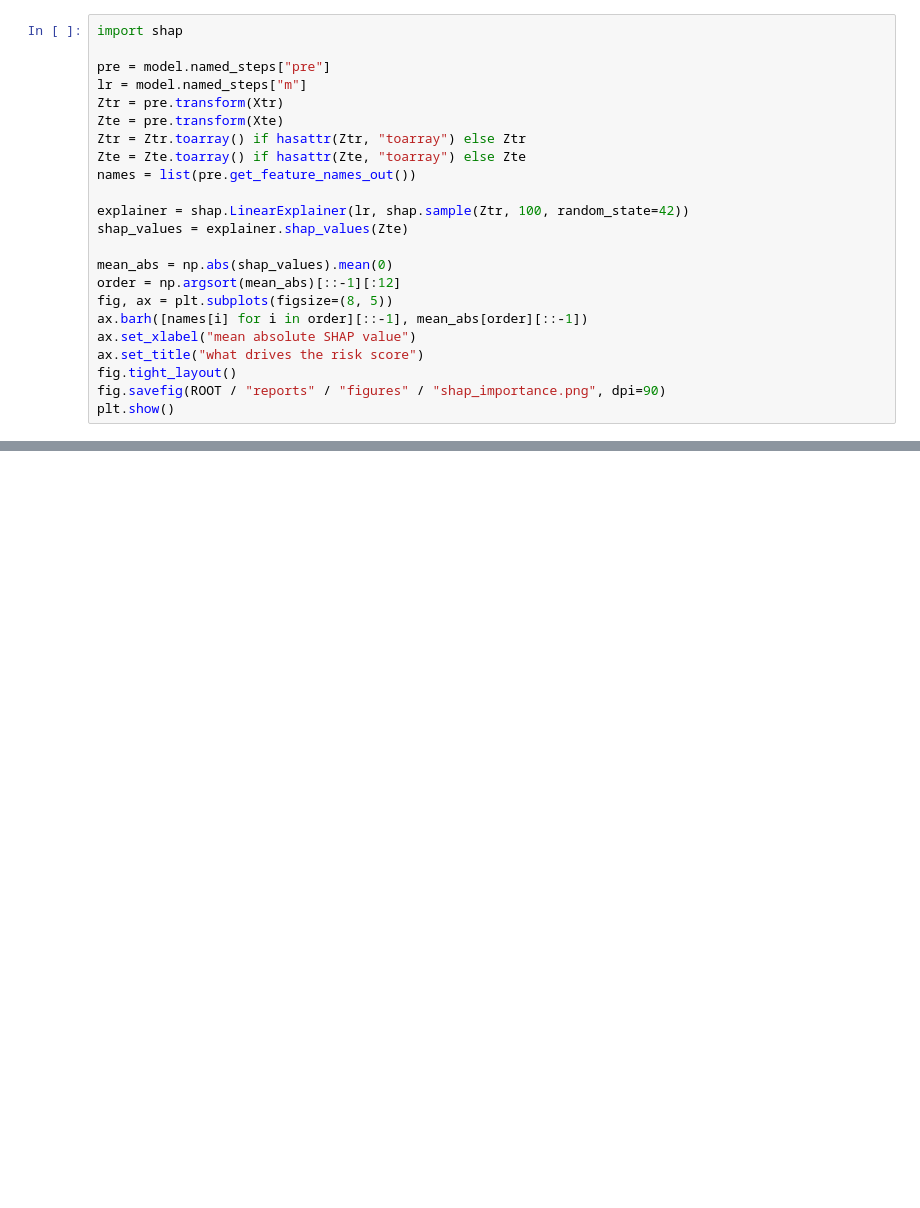
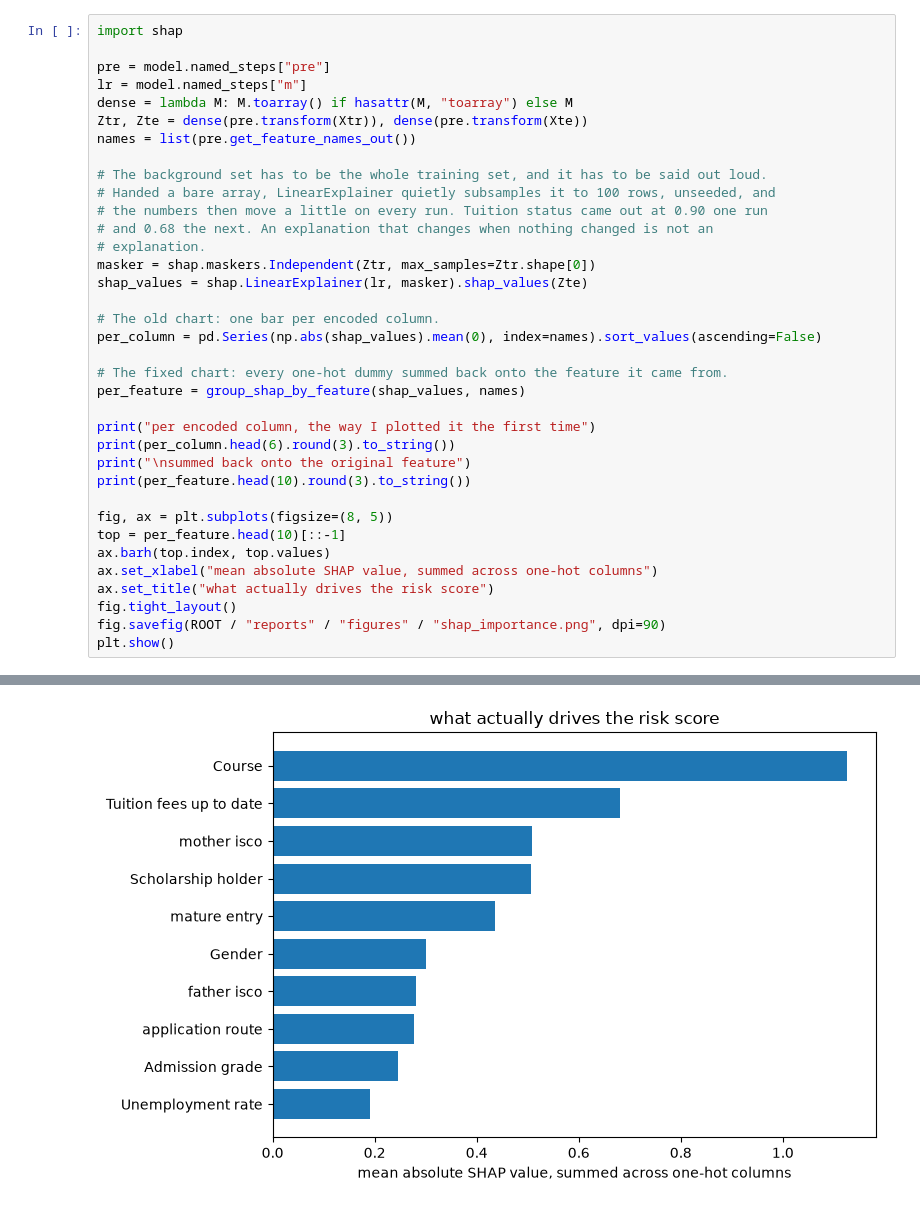
Before and after one commit to jeryldev/pgdaiml-capstone, a Jupyter notebook: notebooks/05_ethics_bias_audit.ipynb, the cells around one changed output, grey strips where cells are left out. Drawn from its saved outputs; the diff is of its cells as text; blank space fills up the shorter version.

```diff
--- a/notebooks/05_ethics_bias_audit.ipynb
+++ b/notebooks/05_ethics_bias_audit.ipynb
@@ -51,21 +69,35 @@ import shap
 
 pre = model.named_steps["pre"]
 lr = model.named_steps["m"]
-Ztr = pre.transform(Xtr)
-Zte = pre.transform(Xte)
-Ztr = Ztr.toarray() if hasattr(Ztr, "toarray") else Ztr
-Zte = Zte.toarray() if hasattr(Zte, "toarray") else Zte
+dense = lambda M: M.toarray() if hasattr(M, "toarray") else M
+Ztr, Zte = dense(pre.transform(Xtr)), dense(pre.transform(Xte))
 names = list(pre.get_feature_names_out())
 
-explainer = shap.LinearExplainer(lr, shap.sample(Ztr, 100, random_state=42))
-shap_values = explainer.shap_values(Zte)
+# The background set has to be the whole training set, and it has to be said out loud.
+# Handed a bare array, LinearExplainer quietly subsamples it to 100 rows, unseeded, and
+# the numbers then move a little on every run. Tuition status came out at 0.90 one run
+# and 0.68 the next. An explanation that changes when nothing changed is not an
+# explanation.
+masker = shap.maskers.Independent(Ztr, max_samples=Ztr.shape[0])
+shap_values = shap.LinearExplainer(lr, masker).shap_values(Zte)
 
-mean_abs = np.abs(shap_values).mean(0)
-order = np.argsort(mean_abs)[::-1][:12]
+# The old chart: one bar per encoded column.
+per_column = pd.Series(np.abs(shap_values).mean(0), index=names).sort_values(ascending=False)
+
+# The fixed chart: every one-hot dummy summed back onto the feature it came from.
+per_feature = group_shap_by_feature(shap_values, names)
+
+print("per encoded column, the way I plotted it the first time")
+print(per_column.head(6).round(3).to_string())
+print("\nsummed back onto the original feature")
+print(per_feature.head(10).round(3).to_string())
+
 fig, ax = plt.subplots(figsize=(8, 5))
-ax.barh([names[i] for i in order][::-1], mean_abs[order][::-1])
-ax.set_xlabel("mean absolute SHAP value")
-ax.set_title("what drives the risk score")
+top = per_feature.head(10)[::-1]
+ax.barh(top.index, top.values)
+ax.set_xlabel("mean absolute SHAP value, summed across one-hot columns")
+ax.set_title("what actually drives the risk score")
 fig.tight_layout()
 fig.savefig(ROOT / "reports" / "figures" / "shap_importance.png", dpi=90)
 plt.show()
+# %% [output]
@@ -72 +123,2 @@ plt.show()
+[figure, added]
 # %% [markdown]
```
Also changed, not shown: parts of 19 cells of this notebook, 17 other files.
